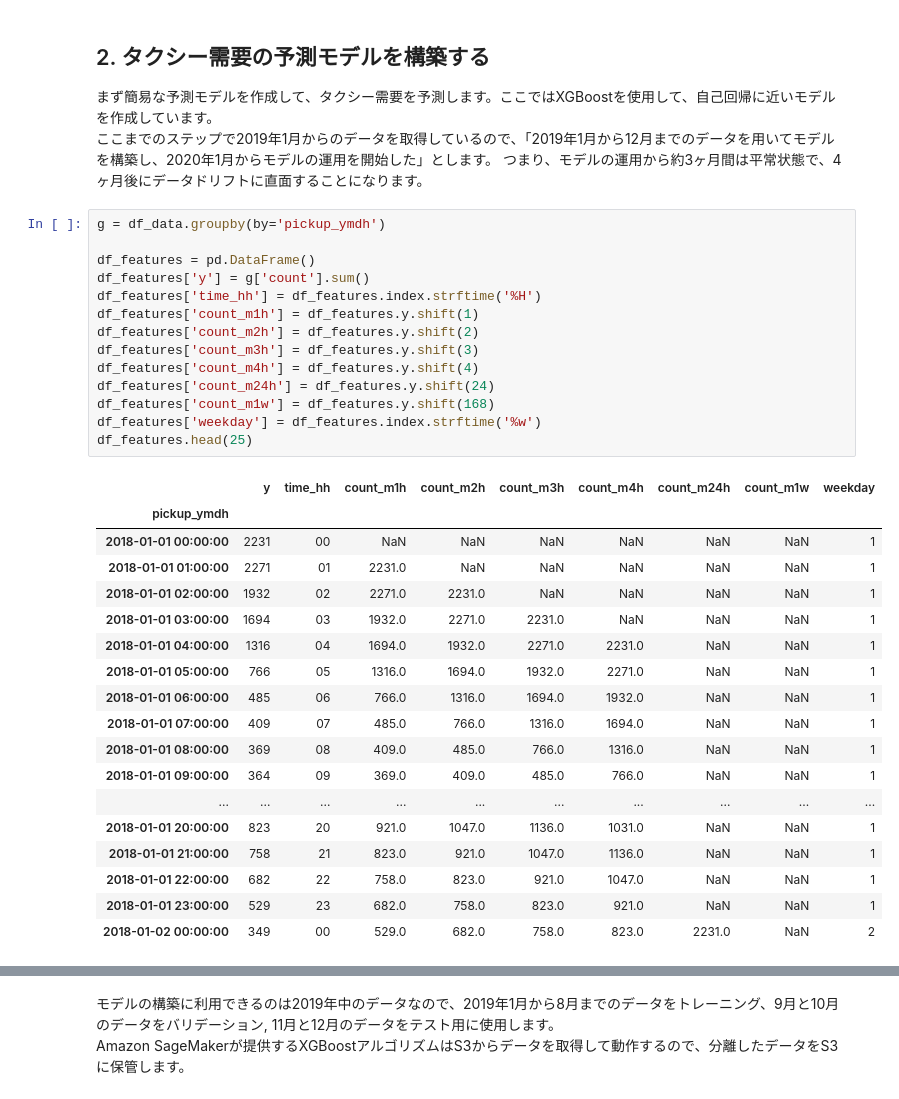
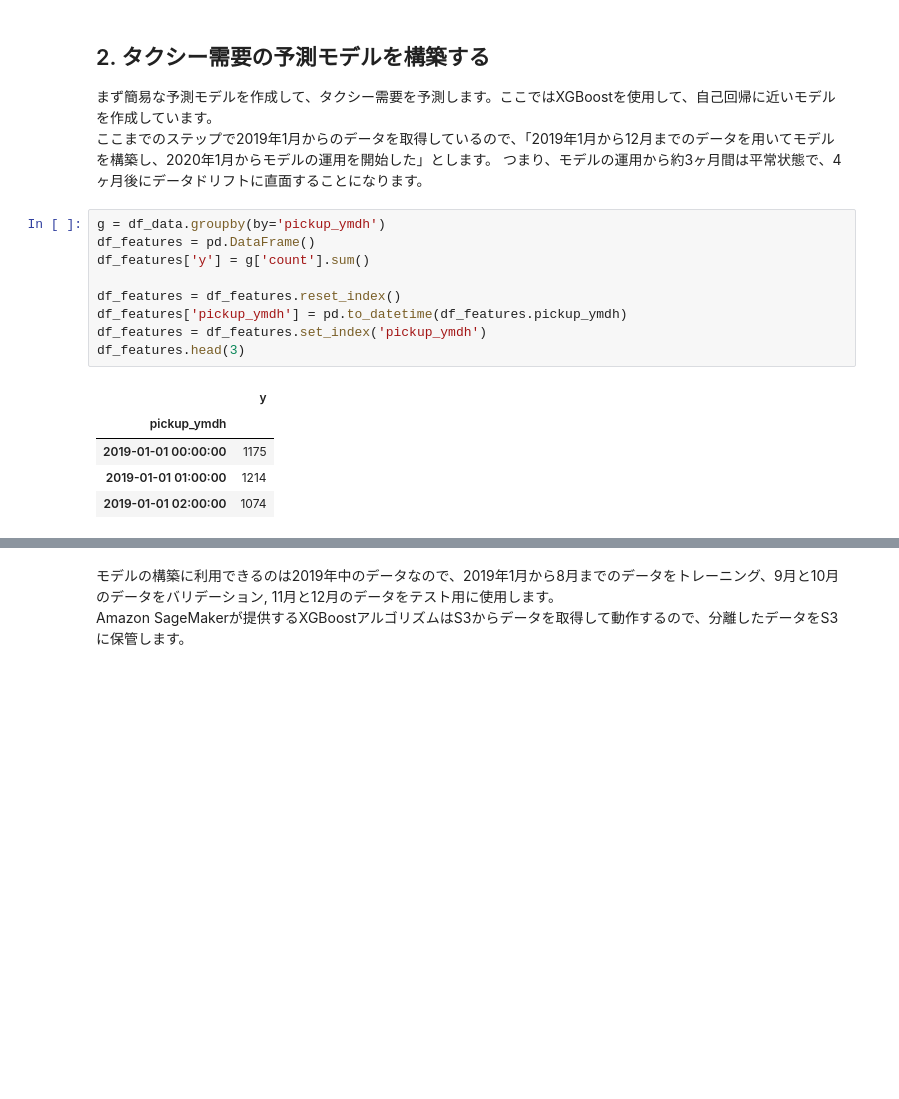
Before and after one commit to otsuki-masafumi/model-monitor-sample, a Jupyter notebook: 02_create_model.ipynb, the cells around one changed output, grey strips where cells are left out. Cells and saved outputs as stored; diff of their text form; blank space fills up the shorter version.

```diff
--- a/02_create_model.ipynb
+++ b/02_create_model.ipynb
@@ -60,34 +73,16 @@ df_data.groupby(by='pickup_ymdh')['count'].sum().plot(figsize=(16,4))
 つまり、モデルの運用から約3ヶ月間は平常状態で、4ヶ月後にデータドリフトに直面することになります。
 # %%
 g = df_data.groupby(by='pickup_ymdh')
-
 df_features = pd.DataFrame()
 df_features['y'] = g['count'].sum()
-df_features['time_hh'] = df_features.index.strftime('%H')
-df_features['count_m1h'] = df_features.y.shift(1)
-df_features['count_m2h'] = df_features.y.shift(2)
-df_features['count_m3h'] = df_features.y.shift(3)
-df_features['count_m4h'] = df_features.y.shift(4)
-df_features['count_m24h'] = df_features.y.shift(24)
-df_features['count_m1w'] = df_features.y.shift(168)
-df_features['weekday'] = df_features.index.strftime('%w')
-df_features.head(25)
+
+df_features = df_features.reset_index()
+df_features['pickup_ymdh'] = pd.to_datetime(df_features.pickup_ymdh)
+df_features = df_features.set_index('pickup_ymdh')
+df_features.head(3)
 # %% [output]
-|  | y | time_hh | count_m1h | count_m2h | count_m3h | count_m4h | count_m24h | count_m1w | weekday |
-| pickup_ymdh |  |  |  |  |  |  |  |  |  |
-| 2018-01-01 00:00:00 | 2231 | 00 | NaN | NaN | NaN | NaN | NaN | NaN | 1 |
-| 2018-01-01 01:00:00 | 2271 | 01 | 2231.0 | NaN | NaN | NaN | NaN | NaN | 1 |
-| 2018-01-01 02:00:00 | 1932 | 02 | 2271.0 | 2231.0 | NaN | NaN | NaN | NaN | 1 |
-| 2018-01-01 03:00:00 | 1694 | 03 | 1932.0 | 2271.0 | 2231.0 | NaN | NaN | NaN | 1 |
-| 2018-01-01 04:00:00 | 1316 | 04 | 1694.0 | 1932.0 | 2271.0 | 2231.0 | NaN | NaN | 1 |
-| 2018-01-01 05:00:00 | 766 | 05 | 1316.0 | 1694.0 | 1932.0 | 2271.0 | NaN | NaN | 1 |
-| 2018-01-01 06:00:00 | 485 | 06 | 766.0 | 1316.0 | 1694.0 | 1932.0 | NaN | NaN | 1 |
-| 2018-01-01 07:00:00 | 409 | 07 | 485.0 | 766.0 | 1316.0 | 1694.0 | NaN | NaN | 1 |
-| 2018-01-01 08:00:00 | 369 | 08 | 409.0 | 485.0 | 766.0 | 1316.0 | NaN | NaN | 1 |
-| 2018-01-01 09:00:00 | 364 | 09 | 369.0 | 409.0 | 485.0 | 766.0 | NaN | NaN | 1 |
-| ... | ... | ... | ... | ... | ... | ... | ... | ... | ... |
-| 2018-01-01 20:00:00 | 823 | 20 | 921.0 | 1047.0 | 1136.0 | 1031.0 | NaN | NaN | 1 |
-| 2018-01-01 21:00:00 | 758 | 21 | 823.0 | 921.0 | 1047.0 | 1136.0 | NaN | NaN | 1 |
-| 2018-01-01 22:00:00 | 682 | 22 | 758.0 | 823.0 | 921.0 | 1047.0 | NaN | NaN | 1 |
-| 2018-01-01 23:00:00 | 529 | 23 | 682.0 | 758.0 | 823.0 | 921.0 | NaN | NaN | 1 |
-| 2018-01-02 00:00:00 | 349 | 00 | 529.0 | 682.0 | 758.0 | 823.0 | 2231.0 | NaN | 2 |
+|  | y |
+| pickup_ymdh |  |
+| 2019-01-01 00:00:00 | 1175 |
+| 2019-01-01 01:00:00 | 1214 |
+| 2019-01-01 02:00:00 | 1074 |
```
Also changed, not shown: parts of 34 cells of this notebook, 2 other files.
